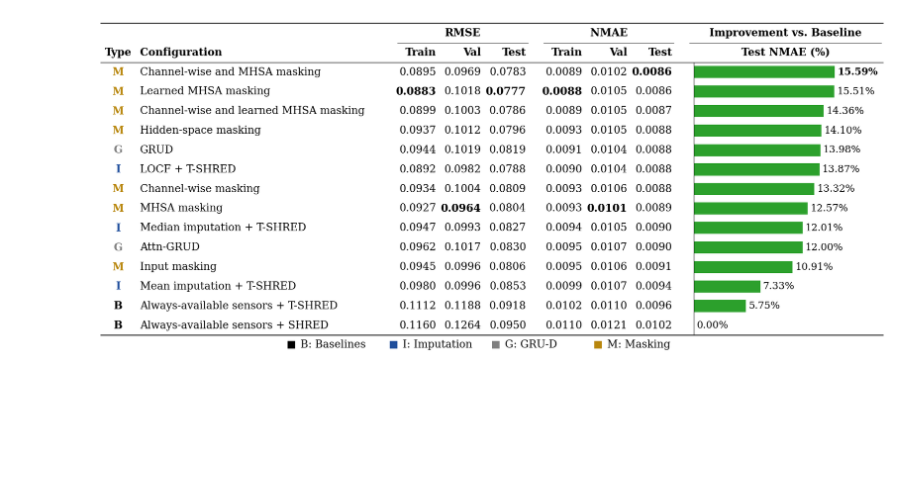
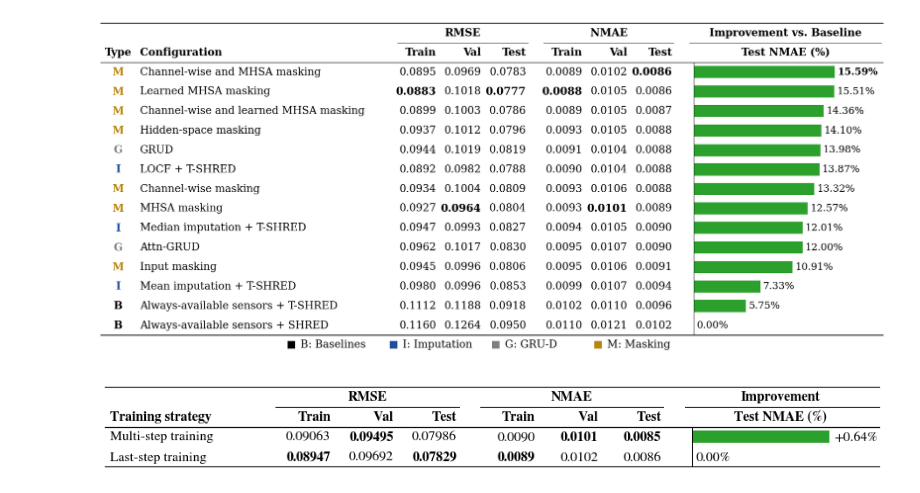
Before and after one commit to matteopasqual02/Masked-SHRED, a Jupyter notebook: Notebooks_final/HYDRO/Table.ipynb, the cells around one changed output. Saved outputs shown, nothing was run; the diff lists cells and outputs as text; code cells hidden in the pictures; blank space fills up the shorter version.

```diff
--- a/Notebooks_final/HYDRO/Table.ipynb
+++ b/Notebooks_final/HYDRO/Table.ipynb
@@ -266,7 +266,7 @@ SHOW_MODEL_TITLE = False
 # come best-performing nella tabella HYDRO.
 # ---------------------------------------------------------------------
 MODEL_NAMES = {
-    "T3G": "Channel-wise and learned MHSA masking",   # <-- sostituire con il nuovo best model
+    "T3E": "Channel-wise and MHSA masking",   # <-- sostituire con il nuovo best model
 }
 
 # Multi-step in alto, last-step (baseline) sotto.
@@ -519,30 +519,32 @@ for kind, content in rows:
                 va="center", fontsize=FS)
     elif improvement > 0:
         w = improvement * scale
         ax.add_patch(Rectangle((zero_x, y + (1 - bar_h) / 2), w, bar_h,
                                facecolor=C_BAR, edgecolor="none"))
         ax.text(zero_x + w + 0.05 * S, y + 0.5, f"+{improvement:.2f}%",
                 ha="left", va="center", fontsize=FS)
     else:
         ax.text(zero_x + 0.04 * S, y + 0.5, f"{improvement:.2f}%",
                 ha="left", va="center", fontsize=FS)
 
     y += 1
 
 ax.plot([zero_x, zero_x], [header_rows, body_h + header_rows],
         color="black", lw=0.5 * S)
 
 # =====================================================================
 # REGOLE BOOKTABS
 # =====================================================================
 
 ax.plot([0, total_w], [0, 0], color="black", lw=1.0 * S)
 ax.plot([0, total_w], [header_rows, header_rows], color="black", lw=0.6 * S)
 ax.plot([0, total_w], [body_h + header_rows, body_h + header_rows],
         color="black", lw=1.0 * S)
 
 # =====================================================================
 # ESPORTAZIONE
 # =====================================================================
 
 fig.savefig(OUT + ".png", dpi=500, bbox_inches="tight", pad_inches=0.02 * S)
+# %% [output]
+[figure, added]
```
Also changed, not shown: 6 other files.
